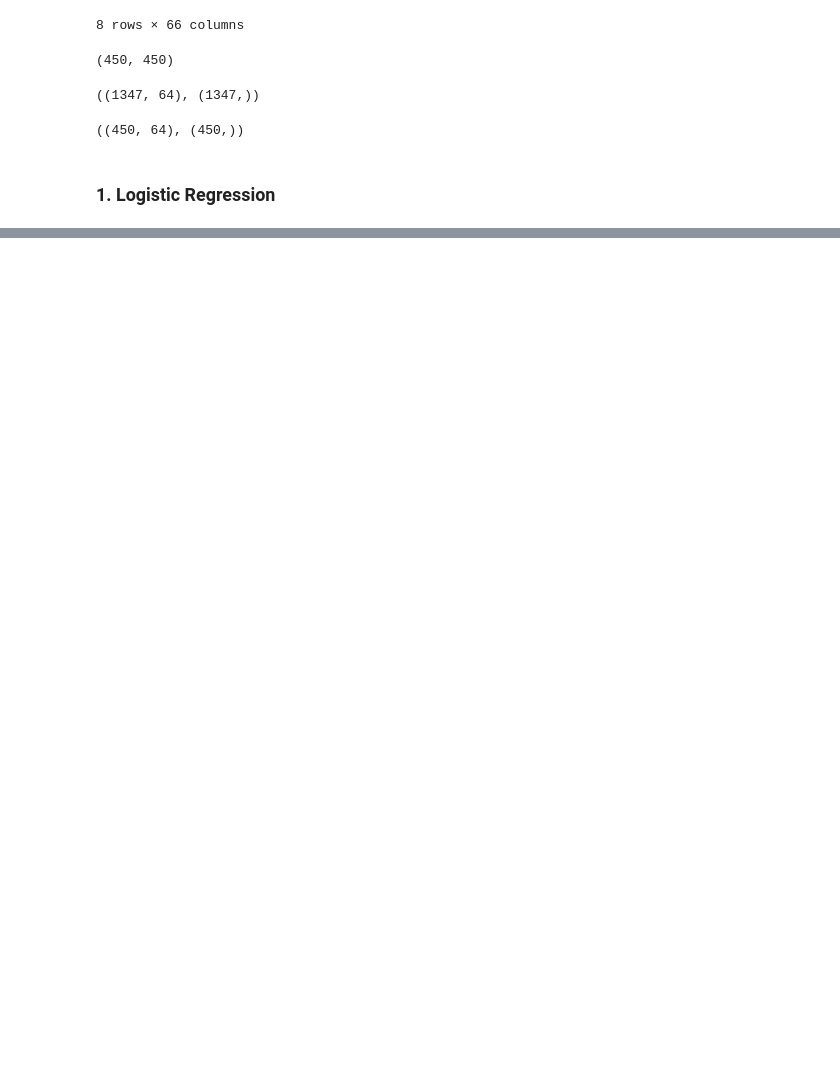
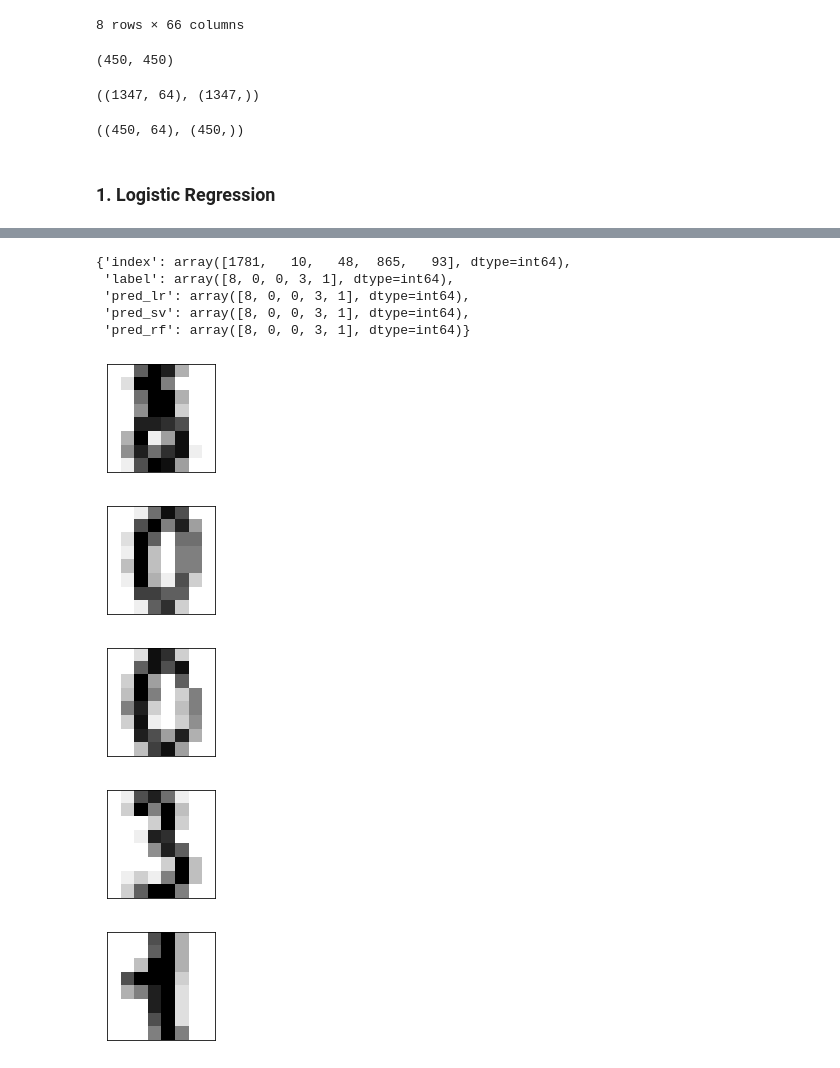
Before and after one commit to jaykim0929/Python-Flask-web-2021, a Jupyter notebook: 04.MachineLearning/bp7_advanced_cls/digits_model.ipynb, the cells around one changed output, grey strips where cells are left out. Saved outputs shown, nothing was run; the diff lists cells and outputs as text; code cells hidden in the pictures; blank space fills up the shorter version.

```diff
--- a/04.MachineLearning/bp7_advanced_cls/digits_model.ipynb
+++ b/04.MachineLearning/bp7_advanced_cls/digits_model.ipynb
@@ -101,0 +239,4 @@ X_test.shape, y_test.shape
+# %%
+index = 101
+scaled_test = scaler.fit_transform(df_test.drop(columns=['index','target'], axis=1))
+scaled_test.shape
@@ -101,0 +269,2 @@ X_test.shape, y_test.shape
+# %%
+index_list = img_index_list[index:index+5]
@@ -101,0 +274,23 @@ X_test.shape, y_test.shape
+# %%
+result_dict
+# %% [output]
+{'index': array([1781,   10,   48,  865,   93], dtype=int64),
+ 'label': array([8, 0, 0, 3, 1], dtype=int64),
+ 'pred_lr': array([8, 0, 0, 3, 1], dtype=int64),
+ 'pred_sv': array([8, 0, 0, 3, 1], dtype=int64),
+ 'pred_rf': array([8, 0, 0, 3, 1], dtype=int64)}
+# %%
+img_file_wo_ext = '../static/img/digit'
+# %%
+for k, i in enumerate(index_list):
+    plt.figure(figsize=(2,2))
+    plt.xticks([]); plt.yticks([])
+    img_file = img_file_wo_ext + str(k+1) + '.png'
+    plt.imshow(digits.images[i], cmap=plt.cm.binary, interpolation='nearest')
+    plt.savefig(img_file)
+# %% [output]
+[figure, added]
+[figure, added]
+[figure, added]
+[figure, added]
+[figure, added]
```
Also changed, not shown: parts of 25 cells of this notebook, 6 other files.
